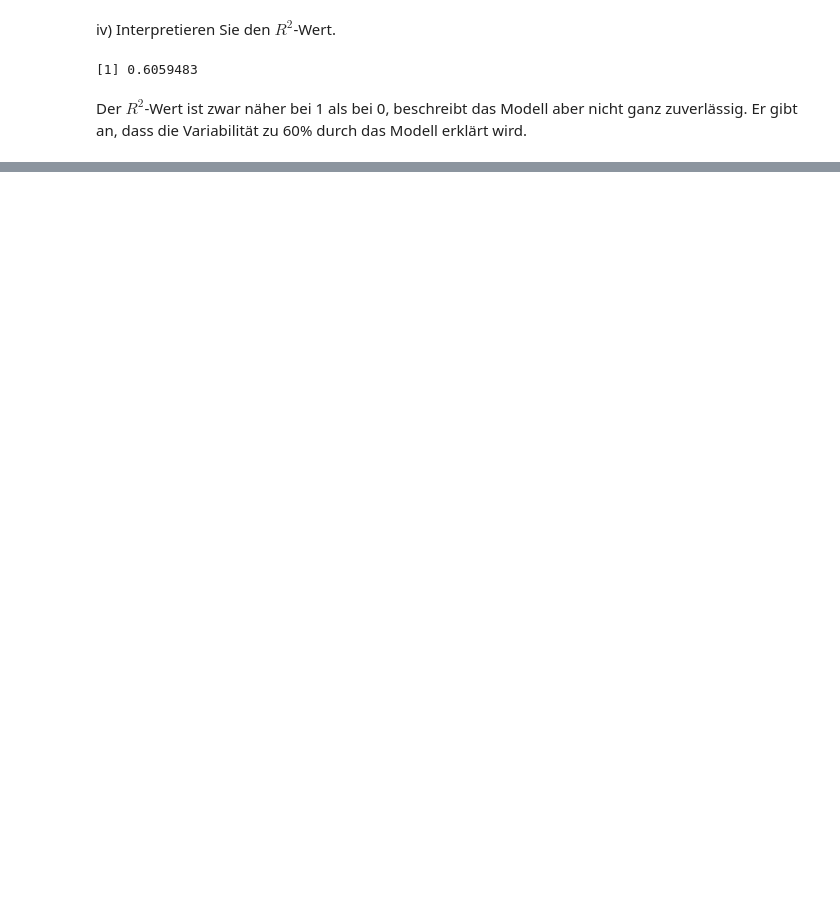
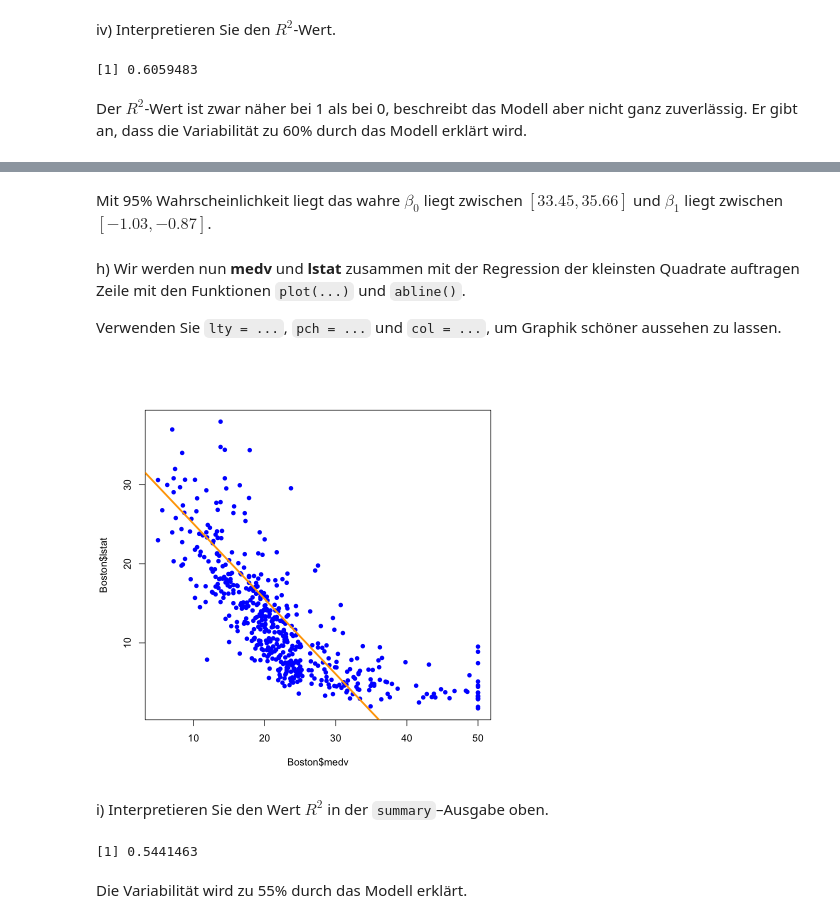
Before and after one commit to Joelius300/hslu-astat-StephanStofer, a Jupyter notebook: exercises/series11.ipynb, the cells around one changed output, grey strips where cells are left out. Cells and saved outputs as stored; diff of their text form; code cells hidden in the pictures; blank space fills up the shorter version.

```diff
--- a/exercises/series11.ipynb
+++ b/exercises/series11.ipynb
@@ -106,0 +161,3 @@ Der $R^2$-Wert ist zwar näher bei 1 als bei 0, beschreibt das Modell aber nicht
+# %%
+lm.fit <- lm(medv ~lstat, Boston)
+summary(lm.fit)
@@ -106,0 +216,19 @@ Der $R^2$-Wert ist zwar näher bei 1 als bei 0, beschreibt das Modell aber nicht
+# %% [markdown]
+Mit 95% Wahrscheinlichkeit liegt das wahre $\beta_0$ liegt zwischen $[33.45,35.66]$ und $\beta_1$ liegt zwischen $[-1.03,-0.87]$.
+# %% [markdown]
+h) Wir werden nun **medv** und **lstat** zusammen mit der Regression der kleinsten Quadrate auftragen Zeile mit den Funktionen `plot(...)` und `abline()`.
+
+Verwenden Sie `lty = ...`, `pch = ...` und `col = ...`, um Graphik schöner aussehen zu lassen.
+# %%
+plot(Boston$medv, Boston$lstat,lty="solid",pch=16,col="blue")
+abline(lm.fit,lwd=3,col="orange")
+# %% [output]
+[figure, added]
+# %% [markdown]
+i) Interpretieren Sie den Wert $R^2$ in der `summary`–Ausgabe oben.
+# %%
+summary(lm.fit)$r.squared
+# %% [output]
+[1] 0.5441463
+# %% [markdown]
+Die Variabilität wird zu 55% durch das Modell erklärt.
```
Also changed, not shown: parts of 21 cells of this notebook.
